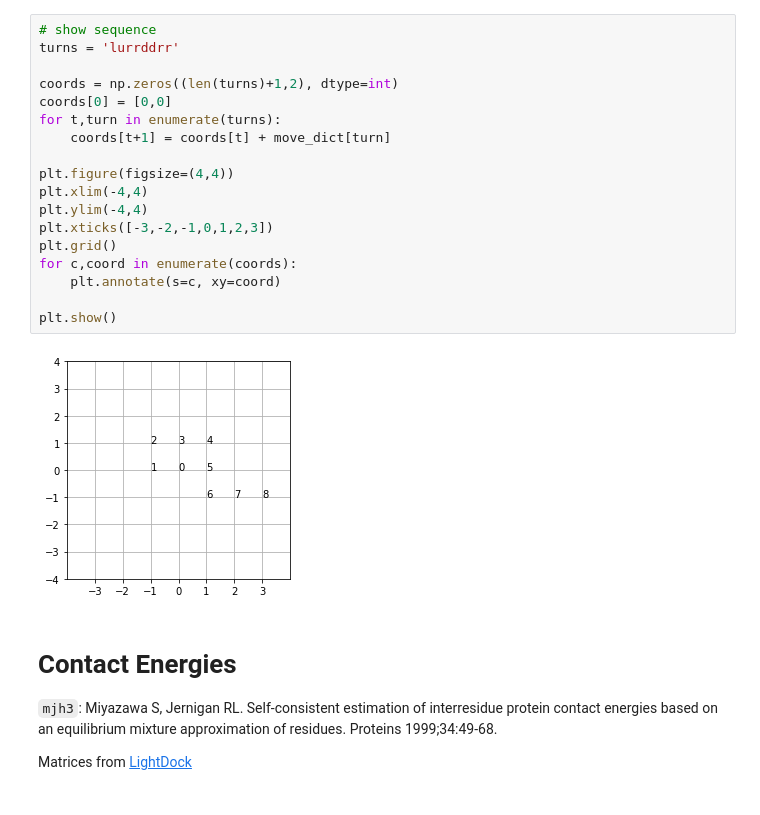
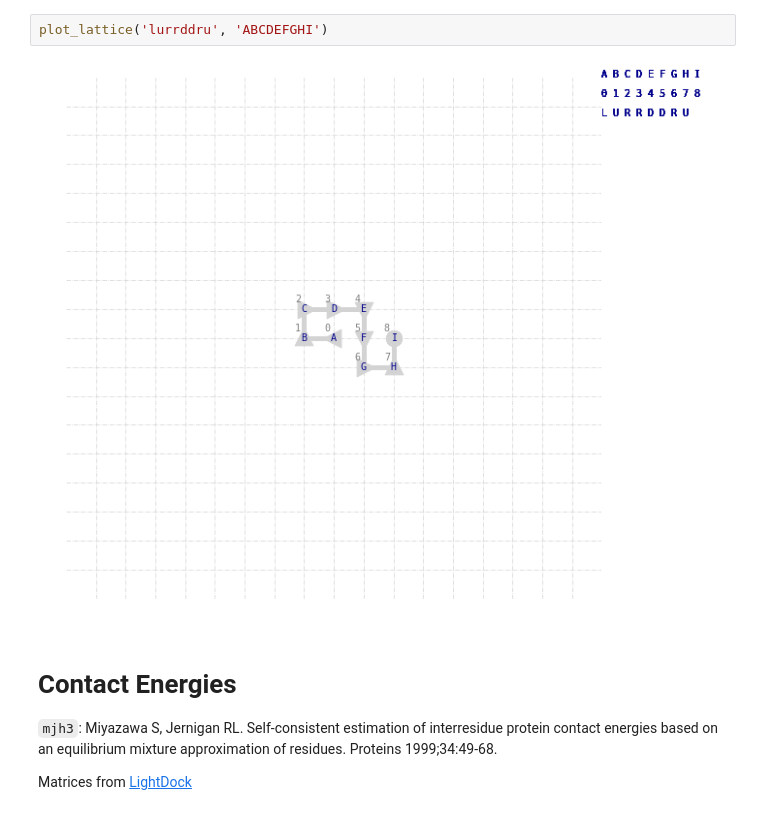
Before and after one commit to slongwell/qfold, a Jupyter notebook: final.ipynb, the cells around one changed output. Saved outputs shown, nothing was run; the diff lists cells and outputs as text.

```diff
--- a/final.ipynb
+++ b/final.ipynb
@@ -37,23 +43,7 @@ move_dict = {'r': [+1, 0],
-# %%
-# show sequence
-turns = 'lurrddrr'
-
-coords = np.zeros((len(turns)+1,2), dtype=int)
-coords[0] = [0,0]
-for t,turn in enumerate(turns):
-    coords[t+1] = coords[t] + move_dict[turn]
-
-plt.figure(figsize=(4,4))
-plt.xlim(-4,4)
-plt.ylim(-4,4)
-plt.xticks([-3,-2,-1,0,1,2,3])
-plt.grid()
-for c,coord in enumerate(coords):
-    plt.annotate(s=c, xy=coord)
-
-plt.show()
-# %% [output]
-[figure, removed]
+# %%
+plot_lattice('lurrddru', 'ABCDEFGHI')
+# %% [output]
+[figure, added]
 # %% [markdown]
 # Contact Energies
 `mjh3`:
```
Also changed, not shown: parts of 23 cells of this notebook, 5 other files.
